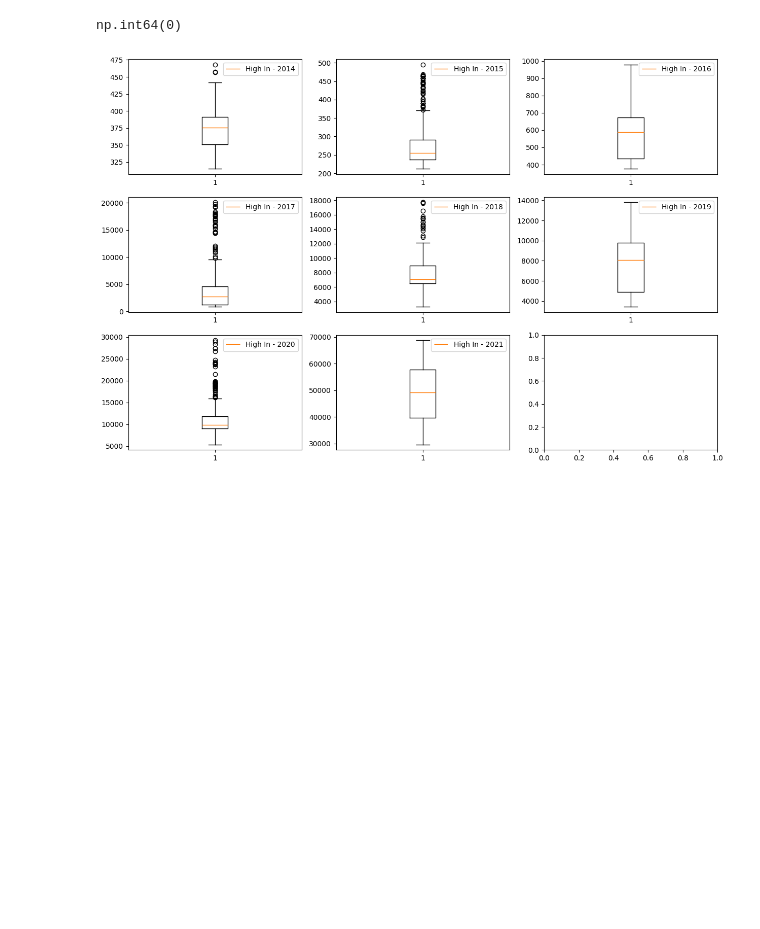
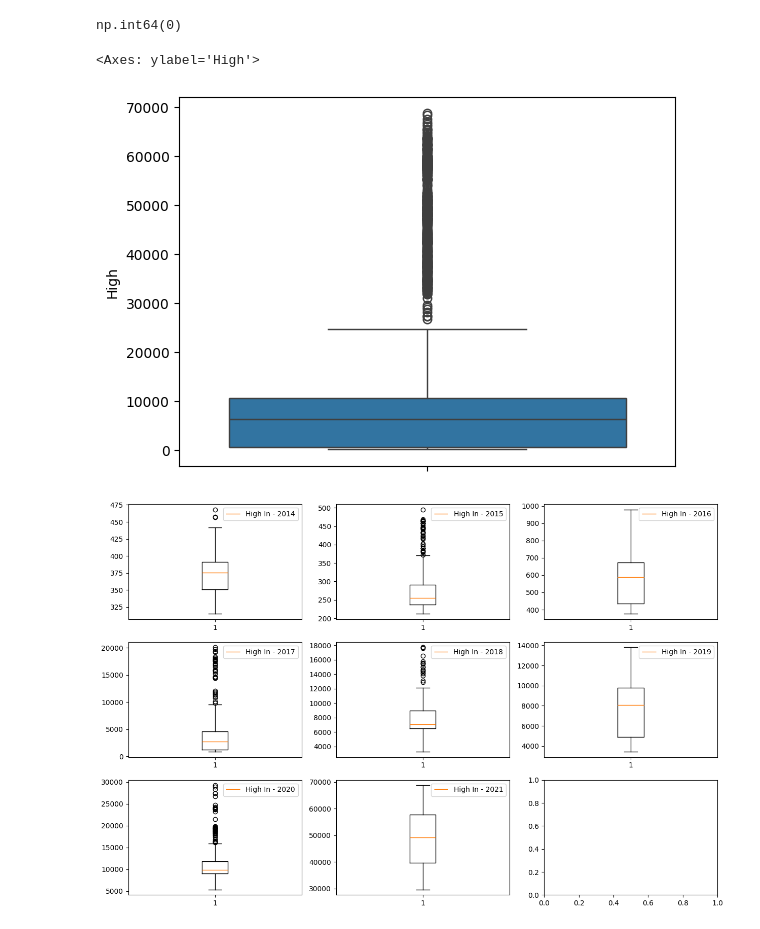
Before and after one commit to saaaaaaaaaaaaaad56/bitcoin-price-prediction, a Jupyter notebook: code.ipynb, the cells around one changed output. Cells and saved outputs as stored; diff of their text form; code cells hidden in the pictures; blank space fills up the shorter version.

```diff
--- a/code.ipynb
+++ b/code.ipynb
@@ -1,7 +1,7 @@
 # %%
 import pandas as pd
 # %%
-df = pd.read_csv(r'C:\\Users\\Muhammad Saad\\OneDrive\\Desktop\\bitcoin price prediction\\bitcoin_price_prediction Dataset.csv')
+df = pd.read_csv(r'C:\Users\muham\OneDrive\Desktop\bitcoin price prediction\bitcoin_price_prediction Dataset.csv')
 # %%
 df
 # %% [output]
@@ -159,6 +167,11 @@ Name: High, dtype: float64
 df['High'].isnull().sum()
 # %% [output]
 np.int64(0)
+# %%
+sns.boxplot(df['High'])
+# %% [output]
+<Axes: ylabel='High'>
+[figure, added]
 # %%
 fig , ax = plt.subplots(nrows=3,ncols=3,figsize=(15,10))
 ax[0][0].boxplot(df[df['year'] == 2014]['High'], label='High In - 2014')
```
Also changed, not shown: parts of 18 cells of this notebook.
